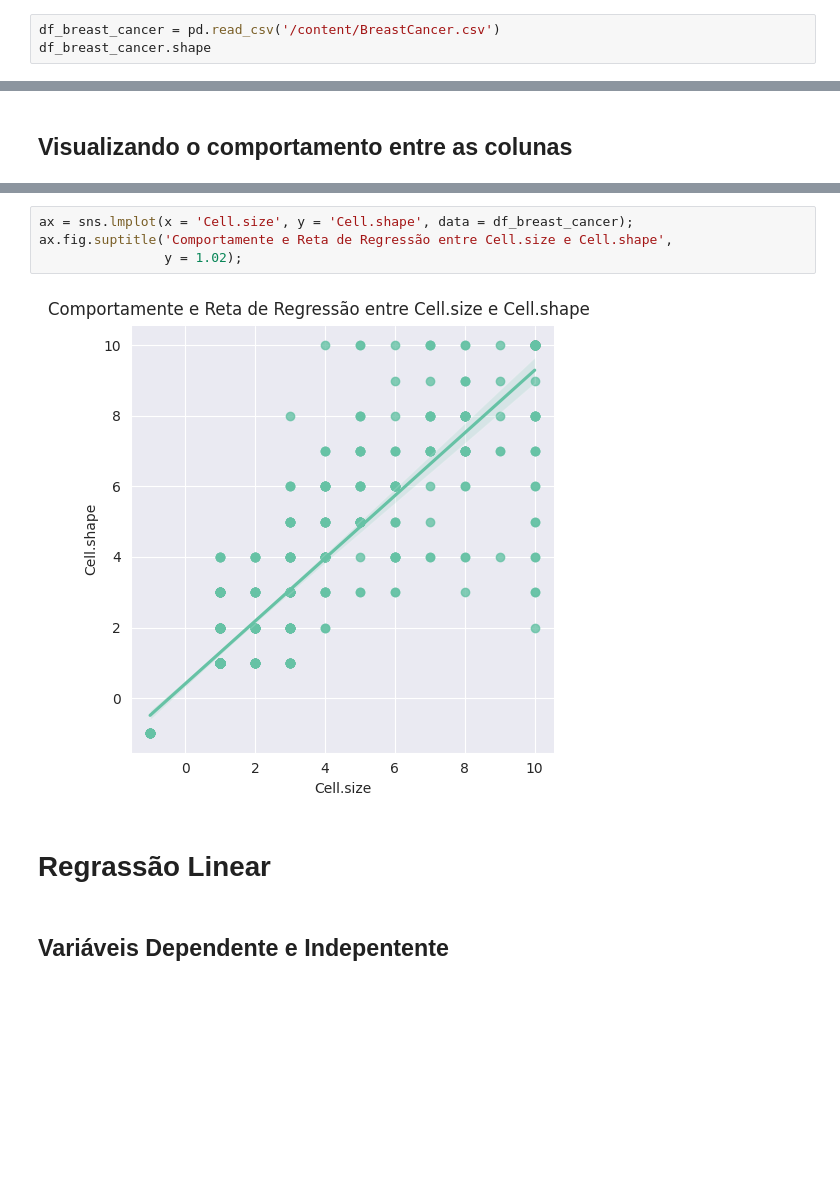
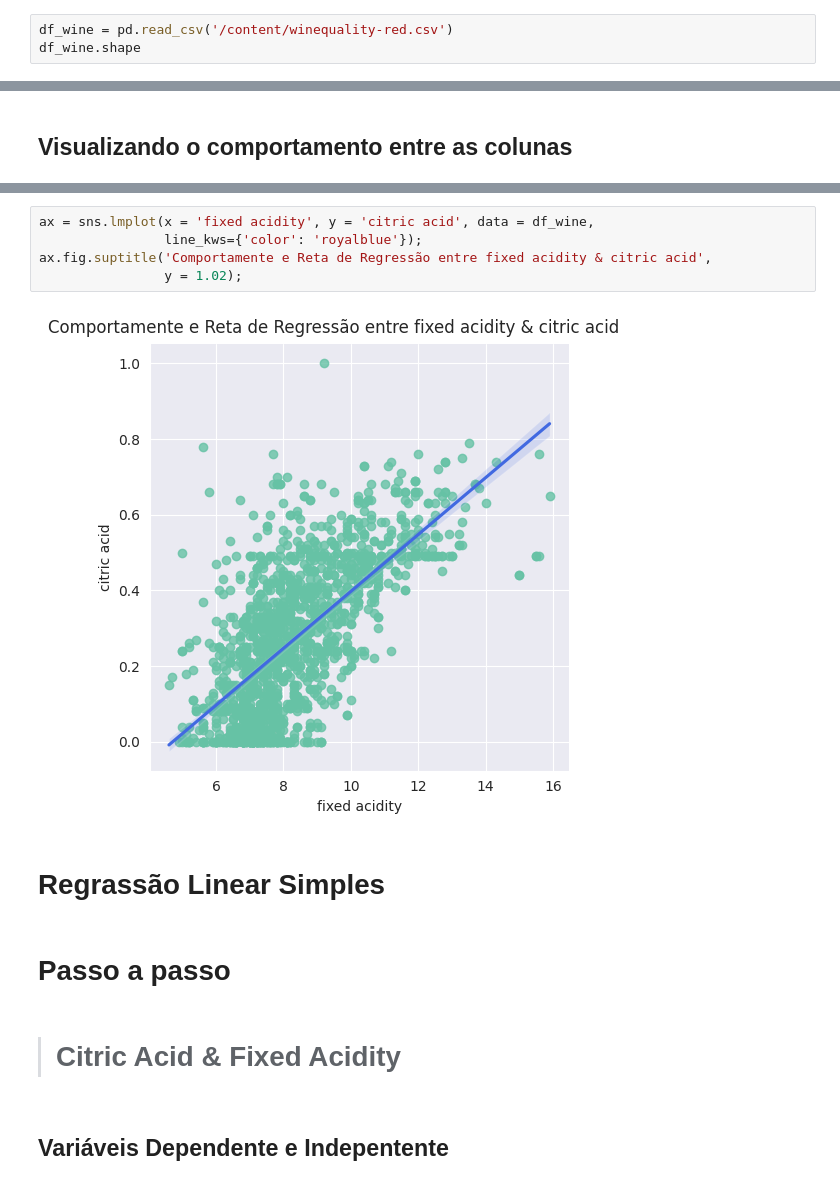
Before and after one commit to Massato01/CalculoNumericoRegressaoLinearVinho, a Jupyter notebook: ProjetoCalculoNumerico.ipynb, the cells around one changed output, grey strips where cells are left out. Saved outputs shown, nothing was run; the diff lists cells and outputs as text; blank space fills up the shorter version.

```diff
--- a/ProjetoCalculoNumerico.ipynb
+++ b/ProjetoCalculoNumerico.ipynb
@@ -13,6 +16,6 @@ from sklearn.model_selection import train_test_split
 # %% [markdown]
 # **Importação e tratamento dos dados**
 # %%
-df_breast_cancer = pd.read_csv('/content/BreastCancer.csv')
-df_breast_cancer.shape
+df_wine = pd.read_csv('/content/winequality-red.csv')
+df_wine.shape
 # %% [output]
@@ -136,11 +126,16 @@ ax = sns.pairplot(df_breast_cancer)
 # %%
-ax = sns.lmplot(x = 'Cell.size', y = 'Cell.shape', data = df_breast_cancer);
-ax.fig.suptitle('Comportamente e Reta de Regressão entre Cell.size e Cell.shape',
+ax = sns.lmplot(x = 'fixed acidity', y = 'citric acid', data = df_wine,
+                line_kws={'color': 'royalblue'});
+ax.fig.suptitle('Comportamente e Reta de Regressão entre fixed acidity & citric acid',
                 y = 1.02);
 # %% [output]
-[figure, old version]
+[figure, new version]
 # %% [markdown]
-# **Regrassão Linear**
+# **Regrassão Linear Simples**
+# %% [markdown]
+# **Passo a passo**
+# %% [markdown]
+> # Citric Acid & Fixed Acidity
 # %% [markdown]
 ## Variáveis Dependente e Indepentente
 # %%
```
Also changed, not shown: parts of 31 cells of this notebook.
